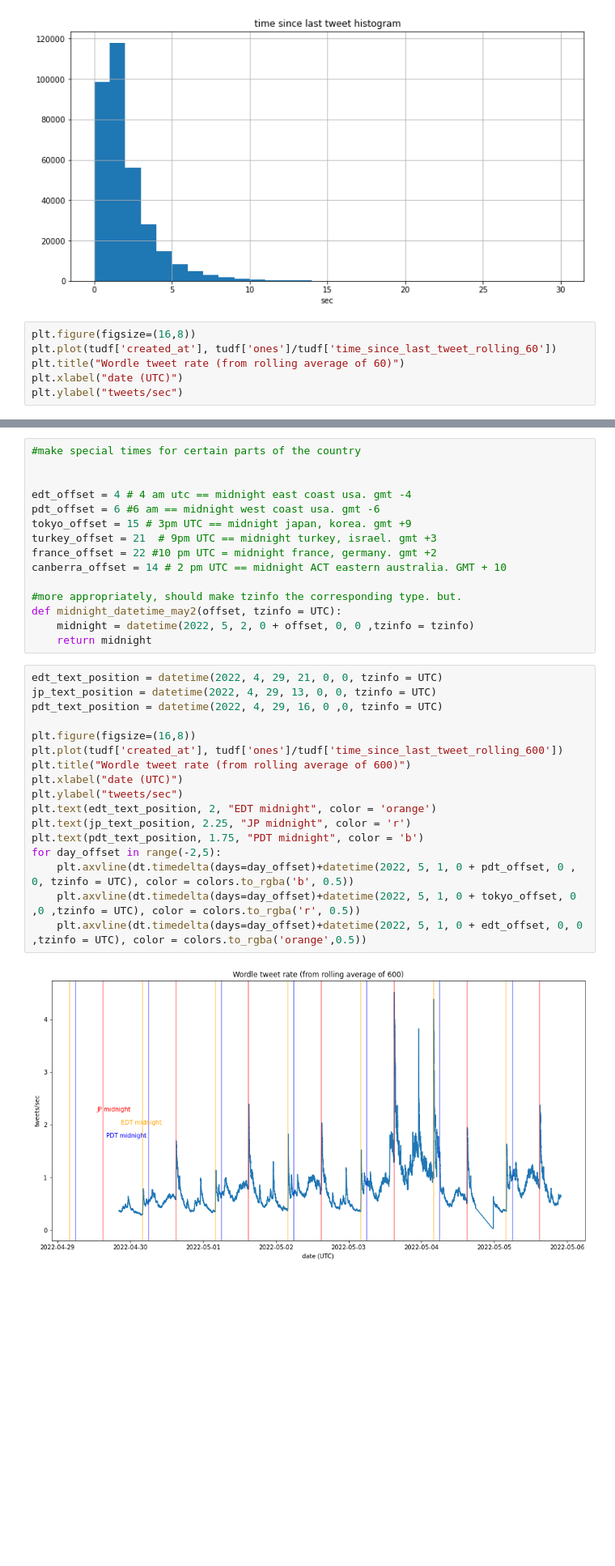
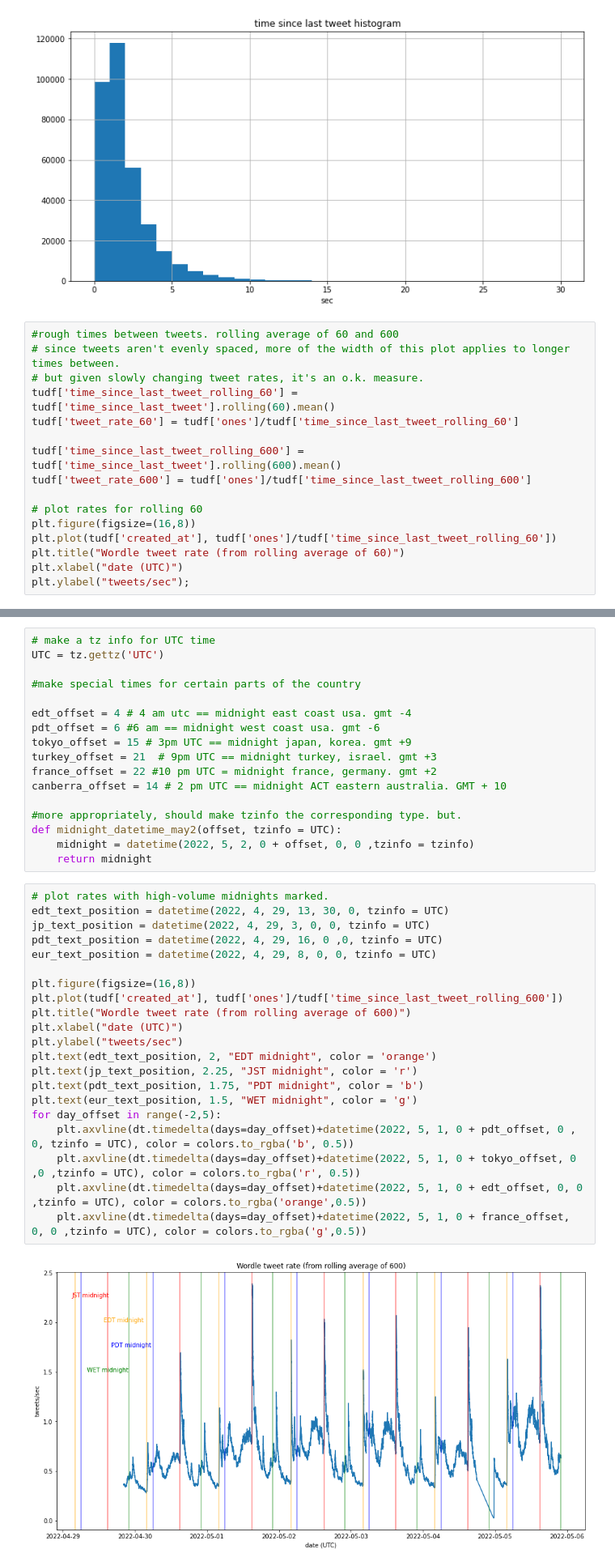
Before and after one commit to dtersegno/capstone, a Jupyter notebook: 3_EDA.ipynb, the cells around one changed output, grey strips where cells are left out. Shown at 81% size. Saved outputs shown, nothing was run; the diff lists cells and outputs as text; blank space fills up the shorter version.

```diff
--- a/3_EDA.ipynb
+++ b/3_EDA.ipynb
@@ -1622,9 +1630,19 @@ plt.xlabel('sec')
 Text(0.5, 0, 'sec')
 [figure]
 # %%
+#rough times between tweets. rolling average of 60 and 600
+# since tweets aren't evenly spaced, more of the width of this plot applies to longer times between.
+# but given slowly changing tweet rates, it's an o.k. measure.
+tudf['time_since_last_tweet_rolling_60'] = tudf['time_since_last_tweet'].rolling(60).mean()
+tudf['tweet_rate_60'] = tudf['ones']/tudf['time_since_last_tweet_rolling_60']
+
+tudf['time_since_last_tweet_rolling_600'] = tudf['time_since_last_tweet'].rolling(600).mean()
+tudf['tweet_rate_600'] = tudf['ones']/tudf['time_since_last_tweet_rolling_600']
+
+# plot rates for rolling 60
 plt.figure(figsize=(16,8))
 plt.plot(tudf['created_at'], tudf['ones']/tudf['time_since_last_tweet_rolling_60'])
 plt.title("Wordle tweet rate (from rolling average of 60)")
 plt.xlabel("date (UTC)")
-plt.ylabel("tweets/sec")
+plt.ylabel("tweets/sec");
 # %% [output]
@@ -1633,6 +1650,8 @@ KeyError: 'time_since_last_tweet_rolling_60'
 # %%
+# make a tz info for UTC time
+UTC = tz.gettz('UTC')
+
 #make special times for certain parts of the country
-
 
 edt_offset = 4 # 4 am utc == midnight east coast usa. gmt -4
 pdt_offset = 6 #6 am == midnight west coast usa. gmt -6
@@ -1646,21 +1665,25 @@ def midnight_datetime_may2(offset, tzinfo = UTC):
     midnight = datetime(2022, 5, 2, 0 + offset, 0, 0 ,tzinfo = tzinfo)
     return midnight
 # %%
-edt_text_position = datetime(2022, 4, 29, 21, 0, 0, tzinfo = UTC)
-jp_text_position = datetime(2022, 4, 29, 13, 0, 0, tzinfo = UTC)
+# plot rates with high-volume midnights marked.
+edt_text_position = datetime(2022, 4, 29, 13, 30, 0, tzinfo = UTC)
+jp_text_position = datetime(2022, 4, 29, 3, 0, 0, tzinfo = UTC)
 pdt_text_position = datetime(2022, 4, 29, 16, 0 ,0, tzinfo = UTC)
+eur_text_position = datetime(2022, 4, 29, 8, 0, 0, tzinfo = UTC)
 
 plt.figure(figsize=(16,8))
 plt.plot(tudf['created_at'], tudf['ones']/tudf['time_since_last_tweet_rolling_600'])
 plt.title("Wordle tweet rate (from rolling average of 600)")
 plt.xlabel("date (UTC)")
 plt.ylabel("tweets/sec")
 plt.text(edt_text_position, 2, "EDT midnight", color = 'orange')
-plt.text(jp_text_position, 2.25, "JP midnight", color = 'r')
+plt.text(jp_text_position, 2.25, "JST midnight", color = 'r')
 plt.text(pdt_text_position, 1.75, "PDT midnight", color = 'b')
+plt.text(eur_text_position, 1.5, "WET midnight", color = 'g')
 for day_offset in range(-2,5):
     plt.axvline(dt.timedelta(days=day_offset)+datetime(2022, 5, 1, 0 + pdt_offset, 0 , 0, tzinfo = UTC), color = colors.to_rgba('b', 0.5))
     plt.axvline(dt.timedelta(days=day_offset)+datetime(2022, 5, 1, 0 + tokyo_offset, 0 ,0 ,tzinfo = UTC), color = colors.to_rgba('r', 0.5))
     plt.axvline(dt.timedelta(days=day_offset)+datetime(2022, 5, 1, 0 + edt_offset, 0, 0 ,tzinfo = UTC), color = colors.to_rgba('orange',0.5))
+    plt.axvline(dt.timedelta(days=day_offset)+datetime(2022, 5, 1, 0 + france_offset, 0, 0 ,tzinfo = UTC), color = colors.to_rgba('g',0.5))
 # %% [output]
-[figure, old version]
+[figure, new version]
```
Also changed, not shown: parts of 69 cells of this notebook, 2 other files.
